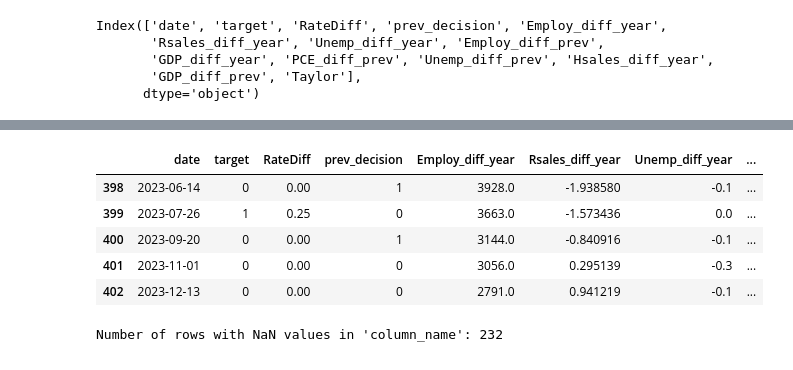
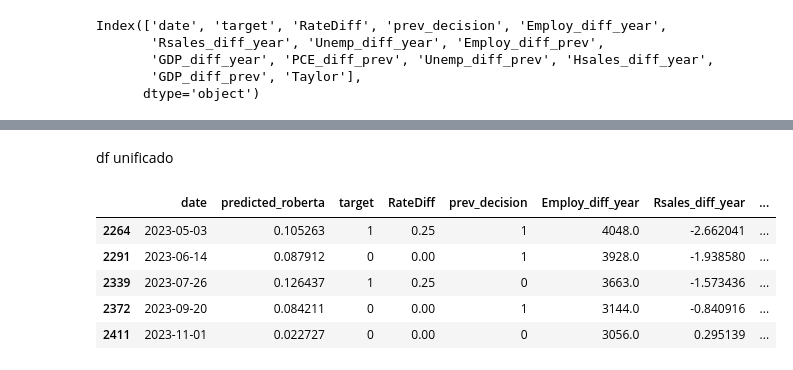
Before and after one commit to luisllll/tfm_ia3_nodata, a Jupyter notebook: Modelado_Luis_prediccion.ipynb, the cells around one changed output, grey strips where cells are left out. Saved outputs shown, nothing was run; the diff lists cells and outputs as text; code cells hidden in the pictures.

Commit message:
df unificado al fin

```diff
--- a/Modelado_Luis_prediccion.ipynb
+++ b/Modelado_Luis_prediccion.ipynb
@@ -323,16 +334,28 @@ print(train_df)
+# %%
+# Elimina las filas duplicadas del DataFrame
+merged_df.drop_duplicates(inplace=True)
+
+# Ordena el DataFrame por la columna 'date'
+merged_df = merged_df.sort_values(by='date')
+# %%
+merged_df.drop(columns=['level_0', 'index'], inplace=True)
+# %%
+# Realiza la fusión de los DataFrames por la columna 'date'
+merged_df = pd.merge(merged_df, df1[['date', 'next_meeting', 'next_decision']], on='date', how='inner')
+
+# Ordena el DataFrame por la columna 'date'
+merged_df = merged_df.sort_values(by='date')
+# %%
+# Elimina las filas duplicadas del DataFrame
+merged_df.drop_duplicates(inplace=True)
+# %% [markdown]
+df unificado
 # %%
-train_df.tail()
+merged_df.tail()
 # %% [output]
-|  | date | target | RateDiff | prev_decision | Employ_diff_year | Rsales_diff_year | Unemp_diff_year | ... |
-| 398 | 2023-06-14 | 0 | 0.00 | 1 | 3928.0 | -1.938580 | -0.1 | ... |
-| 399 | 2023-07-26 | 1 | 0.25 | 0 | 3663.0 | -1.573436 | 0.0 | ... |
-| 400 | 2023-09-20 | 0 | 0.00 | 1 | 3144.0 | -0.840916 | -0.1 | ... |
-| 401 | 2023-11-01 | 0 | 0.00 | 0 | 3056.0 | 0.295139 | -0.3 | ... |
-| 402 | 2023-12-13 | 0 | 0.00 | 0 | 2791.0 | 0.941219 | -0.1 | ... |
+|  | date | predicted_roberta | target | RateDiff | prev_decision | Employ_diff_year | Rsales_diff_year | ... |
+| 2264 | 2023-05-03 | 0.105263 | 1 | 0.25 | 1 | 4048.0 | -2.662041 | ... |
+| 2291 | 2023-06-14 | 0.087912 | 0 | 0.00 | 1 | 3928.0 | -1.938580 | ... |
+| 2339 | 2023-07-26 | 0.126437 | 1 | 0.25 | 0 | 3663.0 | -1.573436 | ... |
+| 2372 | 2023-09-20 | 0.084211 | 0 | 0.00 | 1 | 3144.0 | -0.840916 | ... |
+| 2411 | 2023-11-01 | 0.022727 | 0 | 0.00 | 0 | 3056.0 | 0.295139 | ... |
-# %%
-# Assuming df is your DataFrame and 'column_name' is the column where you want to check for NaN values
-nan_count = train_df[train_df['next_decision'].isna()].shape[0]
-
-print("Number of rows with NaN values in 'column_name':", nan_count)
-# %% [output]
-Number of rows with NaN values in 'column_name': 232
```
Also changed, not shown: parts of 12 cells of this notebook.
